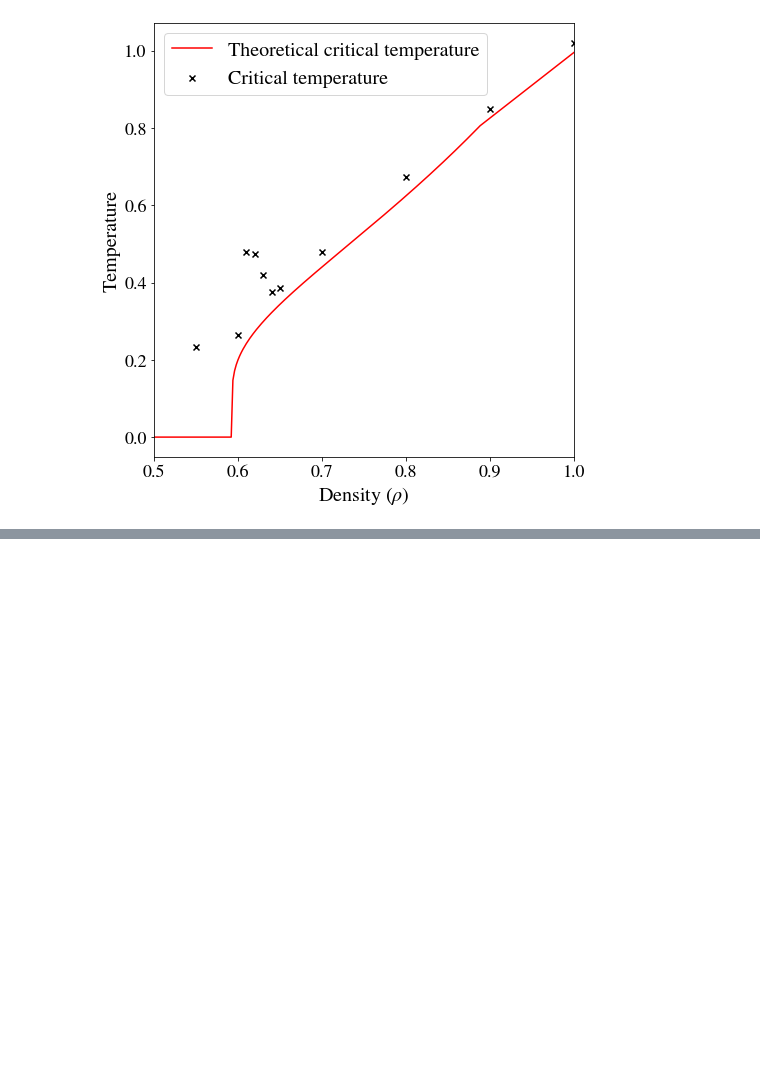
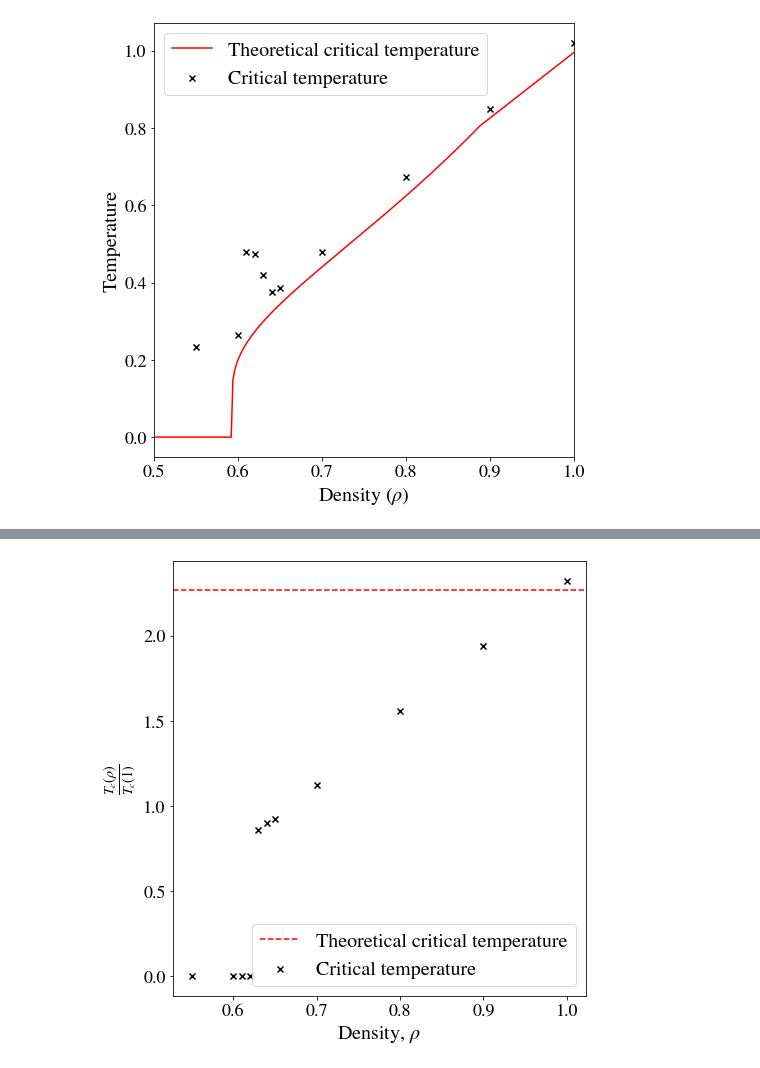
Before and after one commit to agmedinaz/paper, a Jupyter notebook: main_percolation.ipynb, the cells around one changed output, grey strips where cells are left out. Saved outputs shown, nothing was run; the diff lists cells and outputs as text; code cells hidden in the pictures; blank space fills up the shorter version.

```diff
--- a/main_percolation.ipynb
+++ b/main_percolation.ipynb
@@ -357,0 +398,17 @@ plt.show()
+# %%
+data_df = pd.read_csv(os.path.join(saving_folder,f'(only para and ferro) critical_temperatures_vs_density(half).csv'), header=0)
+
+plt.figure(figsize=(7, 7))
+
+plt.scatter(data_df['Density'], data_df['Temperature'], marker='x', color='black', label='Critical temperature') # excluding the first neuron
+plt.axhline(y=2.269, color = 'red', linestyle = '--', label = 'Theoretical critical temperature')
+
+plt.xlabel(r'Density, $\rho$')
+plt.ylabel(r'$\frac{T_c(\rho)}{T_c(1)}$')
+
+
+plt.legend()
+plt.savefig(os.path.join(saving_folder, '(only para and ferro) critical_temperature_vs_density(half).pdf'))
+plt.show()
+# %% [output]
+[figure, added]
```
Also changed, not shown: parts of 4 cells of this notebook, 52 other files.
